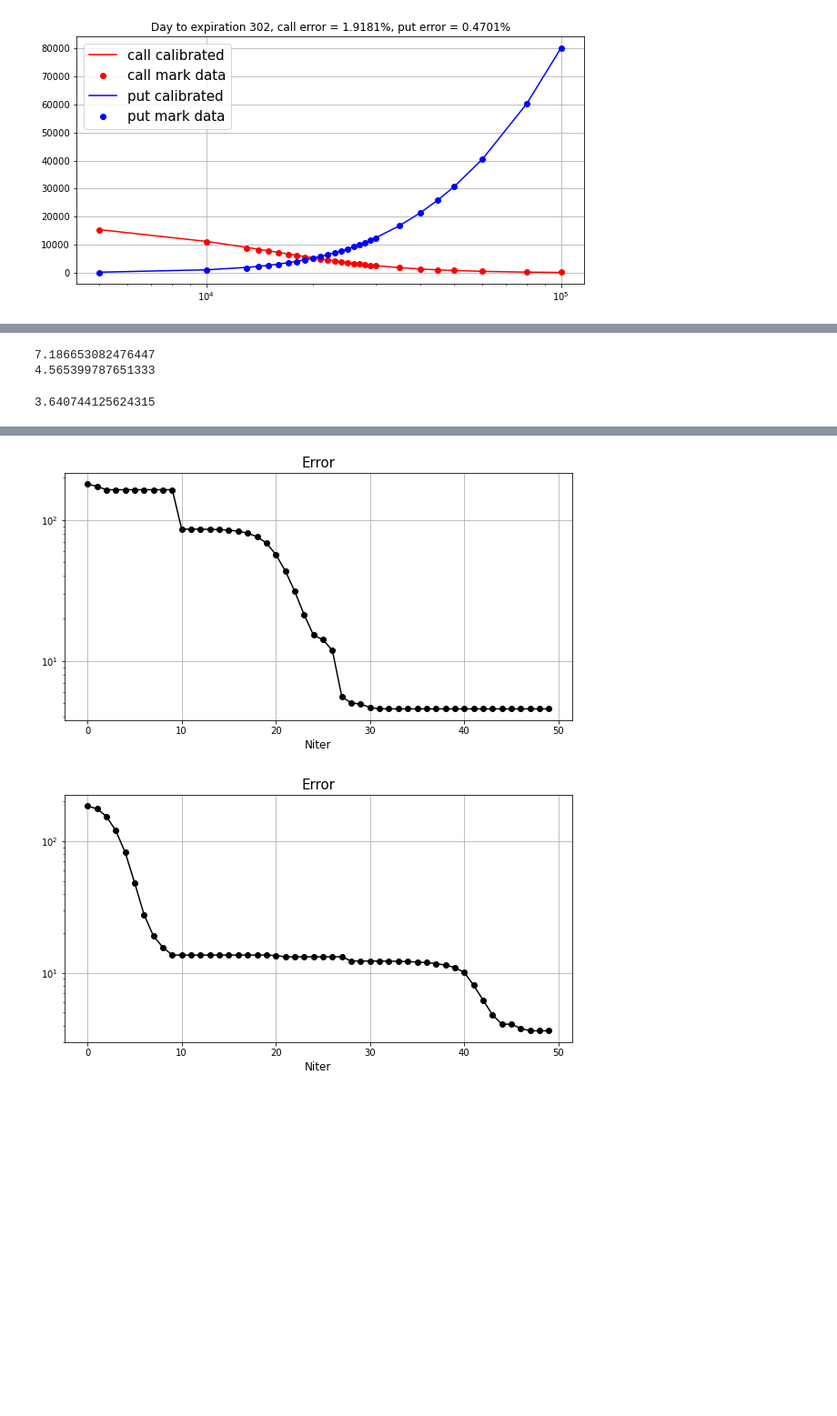
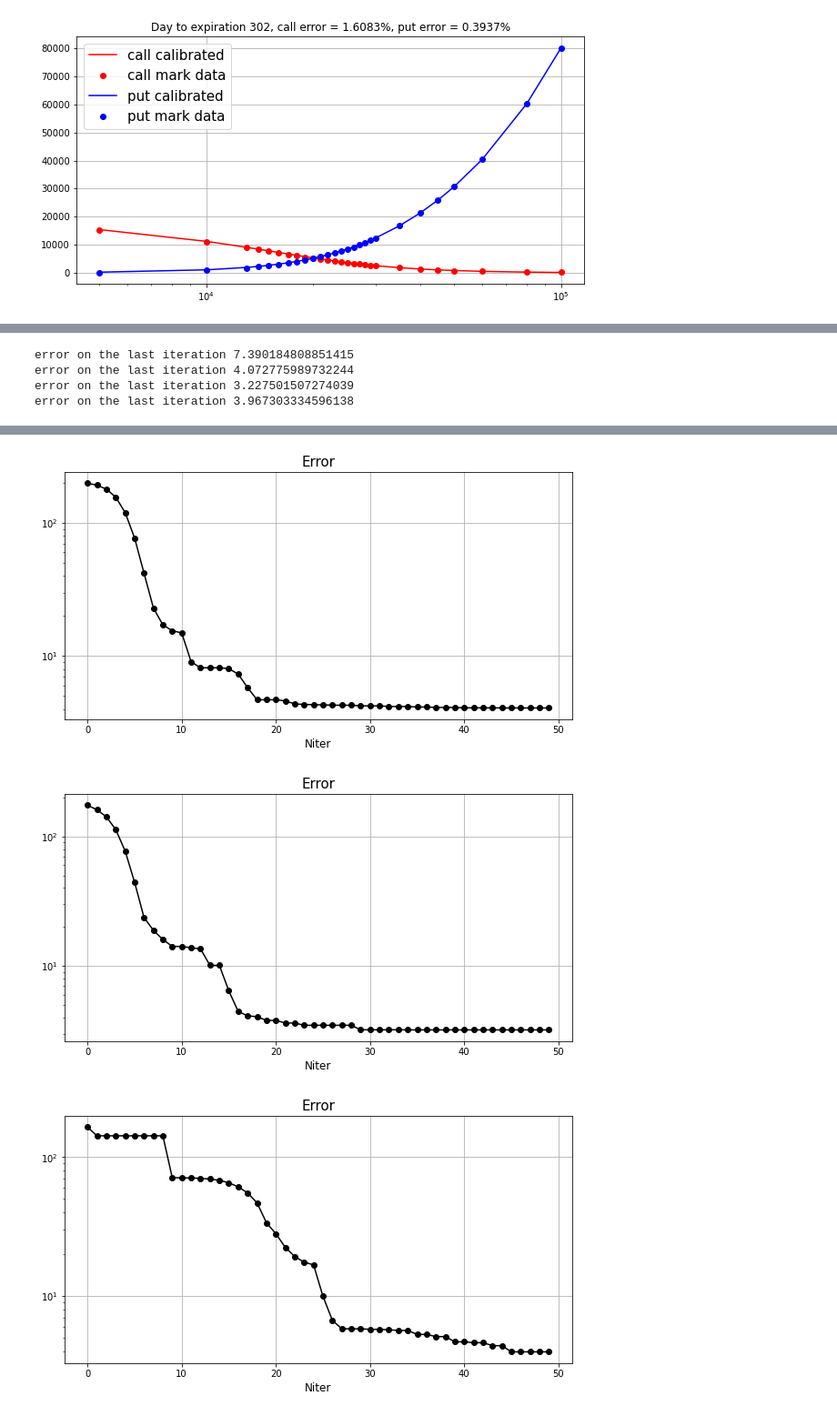
Before and after one commit to dolmatovas/MathFinance, a Jupyter notebook: CryptoOptionsCalibration/Calibration.ipynb, the cells around one changed output, grey strips where cells are left out. Shown at 91% size. Cells and saved outputs as stored; diff of their text form; code cells hidden in the pictures; blank space fills up the shorter version.

```diff
--- a/CryptoOptionsCalibration/Calibration.ipynb
+++ b/CryptoOptionsCalibration/Calibration.ipynb
@@ -132,17 +246,2 @@ columns_to_drop = ['exchange', 'symbol', 'local_timestamp', 'underlying_index',
 # %%
-btc = df[btc_ind].reset_index(drop=True).drop(columns_to_drop, axis=1)
-
-#tau is time before expiration in years
-btc['tau'] = (btc.expiration - btc.timestamp) / 1e6 / 3600 / 24 / 365
-#days before exp
-btc['days'] = (btc['tau'] * 365).astype(int)
-
-K = btc.strike_price.values
-F = btc.underlying_price.values
-
-payoff = np.maximum( F - K, 0.0 )
-payoff[btc.type == 'put'] = np.maximum( K - F, 0.0)[btc.type == 'put']
-
-btc["payoff"] = payoff
-
-btc['mid_price'] = 0.5 * (btc.ask_price + btc.bid_price)
+put, call = select_data(df)
@@ -216,5 +292,8 @@ r = 0
 # %%
 def gen_random_heston_params():
+    '''
+        this function generate random heston parameters
+    '''
     v0 = np.random.rand(1) * 0.15 + 0.01
     theta = np.random.rand(1) * 0.15 + 0.01
 
@@ -278,10 +381,14 @@ def calibrate(put, call, Niter, Ndim, heston_params=None):
     return heston_params, fs
 # %%
-def GetCalibratedData(df, heston_params, isCall):
+def GetCalibratedData(df:pd.DataFrame, heston_params:np.ndarray, isCall:bool) -> pd.DataFrame:
+    '''
+        This function calculates option prices in heston model for
+        given heston parameters and strikes, spot prices and expiration times.
+    '''
     F = df.underlying_price.values
     K = df.strike_price.values
     tau = df.tau.values
 
-    X_calibrated, _ = getOptionPriceDerABDouble(F, K, 200, tau, r, heston_params, isCall=isCall)
+    X_calibrated, _ = getOptionPriceDerABDouble(F, K, tau, 200, r, heston_params, isCall=isCall)
 
     return pd.DataFrame( {"strike_price" : K, "days" : df.days.values, "mid_price" : X_calibrated} )
@@ -379,46 +495,53 @@ for (d, call_calib), (_, put_calib) in zip(call_calibrated.groupby('days'), put_
 error_calls = []
 error_puts = []
 
-Ndims = [1, 2, 3]
+Ndims = [1, 2, 3, 4]
 
-ntry = 3
+#number of random initial parameters to calibrate
+ntry = 5
 
 for Ndim in Ndims:
+
 
     fs_min = np.inf
     fs = None
     heston_params = None
-    #
+    #perform ntry calibration with random initial parameters and choose parameters with minimal error
     for _ in range(ntry):
         heston_params_, fs_ = calibrate(put, call, Niter=50, Ndim=Ndim, heston_params=None)
         if fs_[-1] < fs_min:
             fs_min = fs_[-1]
             heston_params = heston_params_
             fs = fs_
-
+    #plot error
     plt.figure(figsize=(10, 5))
     plt.semilogy(fs, '-ok')
     plt.title("Error", fontsize=15)
     plt.xlabel("Niter", fontsize=12)
     plt.grid()
-    print(fs[-1])
+    print(f"error on the last iteration {fs[-1]}")
 
+
+    #calibrated price
     call_calibrated = GetCalibratedData(call, heston_params, isCall=True)
 
     put_calibrated = GetCalibratedData(put, heston_params, isCall=False)
 
+    #market price
     C_mark = call.mark_price * call.underlying_price + 1e-5
     C_calib = call_calibrated.mid_price
 
     P_mark = put.mark_price * put.underlying_price + 1e-5
     P_calib = put_calibrated.mid_price
 
+    #errors
     error_call = 100 * np.linalg.norm(C_mark - C_calib) / np.linalg.norm(C_mark)
     error_put = 100 * np.linalg.norm(P_mark - P_calib) / np.linalg.norm(P_mark)
 
     error_calls.append(error_call)
     error_puts.append(error_put)
 # %% [output]
-7.186653082476447
-4.565399787651333
+error on the last iteration 7.390184808851415
+error on the last iteration 4.072775989732244
+error on the last iteration 3.227501507274039
+error on the last iteration 3.967303334596138
-3.640744125624315
@@ -426,2 +549,3 @@ for Ndim in Ndims:
-[figure, old version]
+[figure, new version]
-[figure, old version]
+[figure, new version]
+[figure, added]
```
Also changed, not shown: parts of 33 cells of this notebook, 5 other files.
